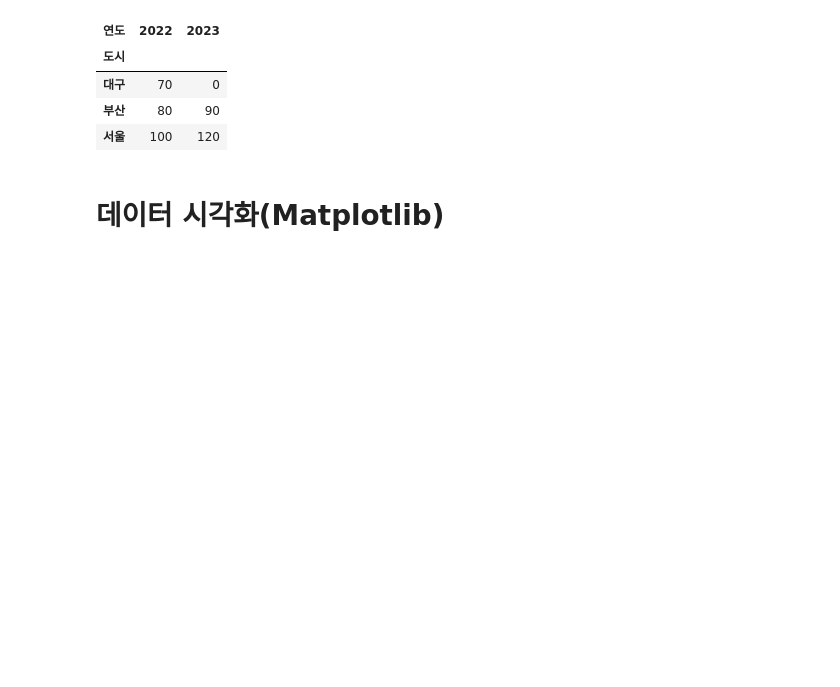
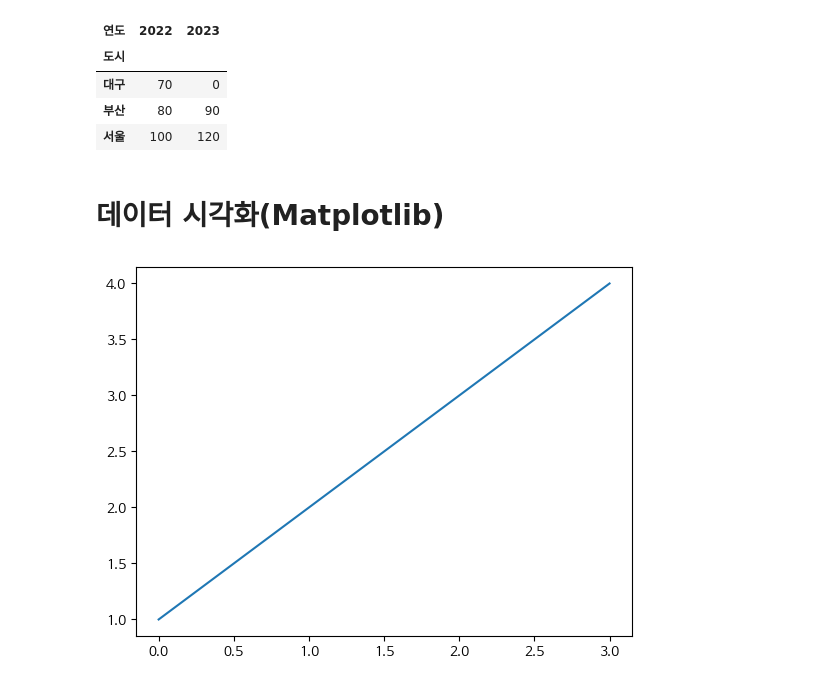
Before and after one commit to heastol/python_ho, a Jupyter notebook: py11.ipynb, the cells around one changed output. Saved outputs shown, nothing was run; the diff lists cells and outputs as text; code cells hidden in the pictures; blank space fills up the shorter version.

Commit message:
matplotlib 데이터 시각화

```diff
--- a/py11.ipynb
+++ b/py11.ipynb
@@ -495,3 +495,16 @@ pivot
 | 서울 | 100 | 120 |
 # %% [markdown]
 # 데이터 시각화(Matplotlib)
+# %%
+import matplotlib.pyplot as plt
+import matplotlib.font_manager as fm
+from matplotlib import rc
+
+path = "C:\\Windows\\Fonts\\Hancom Gothic Regular.ttf"
+font_name = fm.FontProperties(fname=path).get_name()
+rc('font',family=font_name)
+
+plt.plot([1, 2, 3, 4])
+plt.show()
+# %% [output]
+[figure, added]
```
Also changed, not shown: parts of 10 cells of this notebook, 3 other files.
